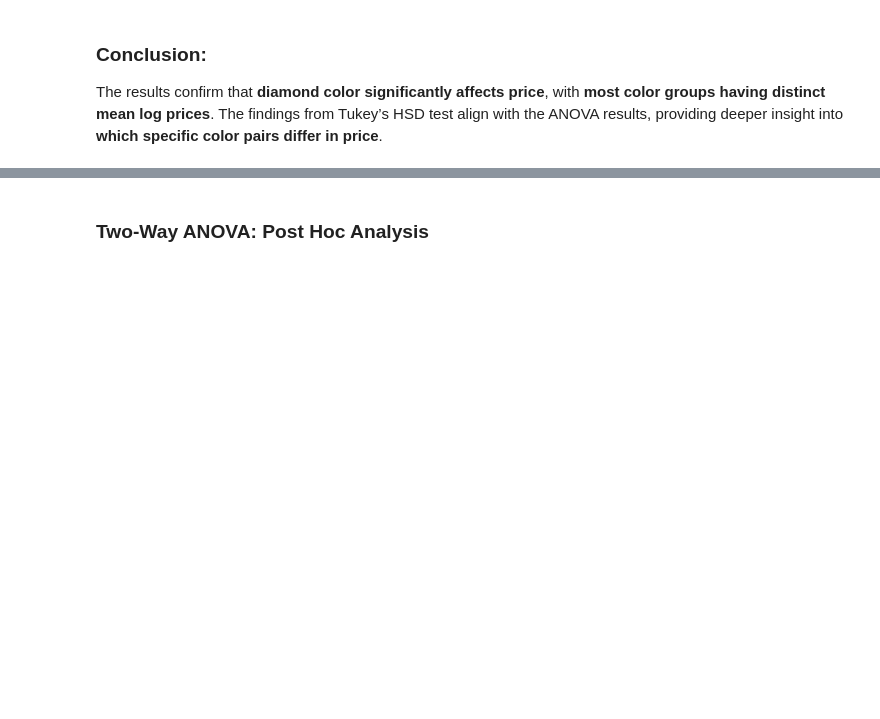
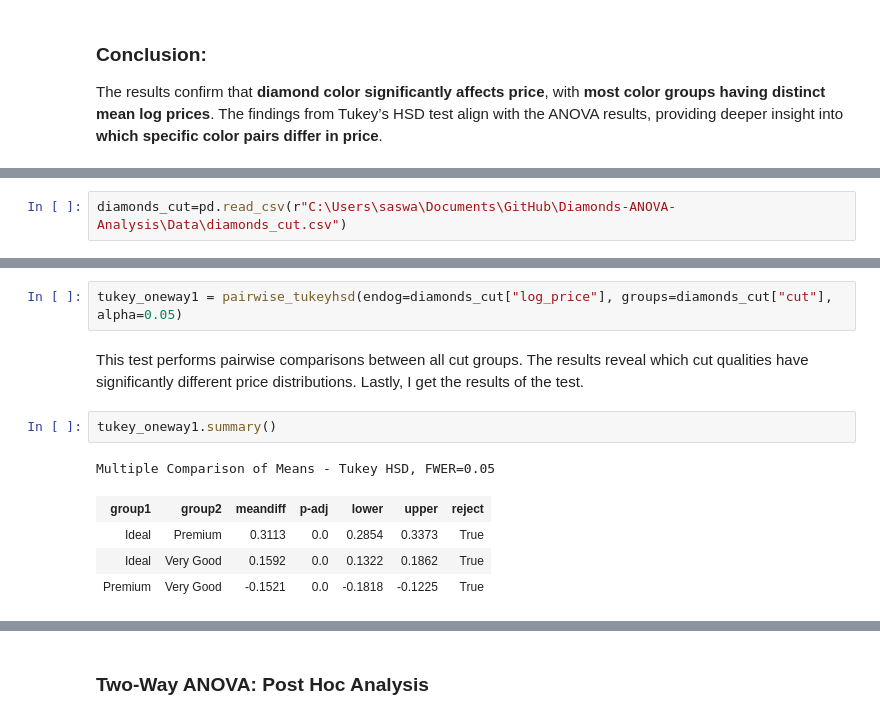
Before and after one commit to Cyberoctane29/Diamonds-ANOVA-Analysis, a Jupyter notebook: Diamonds_ANOVA_Analysis.ipynb, the cells around one changed output, grey strips where cells are left out. Cells and saved outputs as stored; diff of their text form; blank space fills up the shorter version.

```diff
--- a/Diamonds_ANOVA_Analysis.ipynb
+++ b/Diamonds_ANOVA_Analysis.ipynb
@@ -813,0 +1013,2 @@ The results confirm that **diamond color significantly affects price**, with **m
+# %%
+diamonds_cut=pd.read_csv(r"C:\Users\saswa\Documents\GitHub\Diamonds-ANOVA-Analysis\Data\diamonds_cut.csv")
@@ -813,0 +1057,13 @@ The results confirm that **diamond color significantly affects price**, with **m
+# %%
+tukey_oneway1 = pairwise_tukeyhsd(endog=diamonds_cut["log_price"], groups=diamonds_cut["cut"], alpha=0.05)
+# %% [markdown]
+This test performs pairwise comparisons between all cut groups. The results reveal which cut qualities have significantly different price distributions.
+Lastly, I get the results of the test.
+# %%
+tukey_oneway1.summary()
+# %% [output]
+Multiple Comparison of Means - Tukey HSD, FWER=0.05
+| group1 | group2 | meandiff | p-adj | lower | upper | reject |
+| Ideal | Premium | 0.3113 | 0.0 | 0.2854 | 0.3373 | True |
+| Ideal | Very Good | 0.1592 | 0.0 | 0.1322 | 0.1862 | True |
+| Premium | Very Good | -0.1521 | 0.0 | -0.1818 | -0.1225 | True |
```
Also changed, not shown: parts of 52 cells of this notebook.
